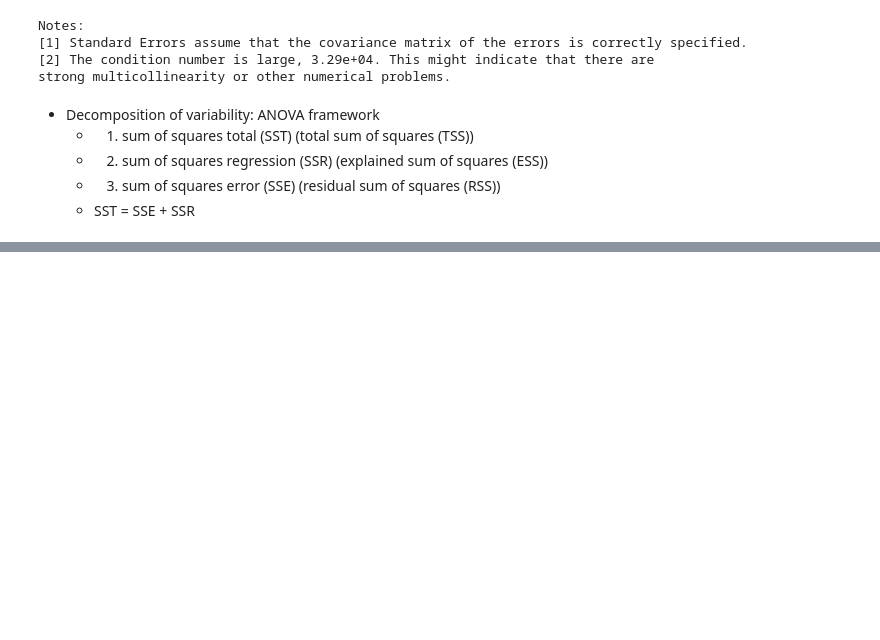
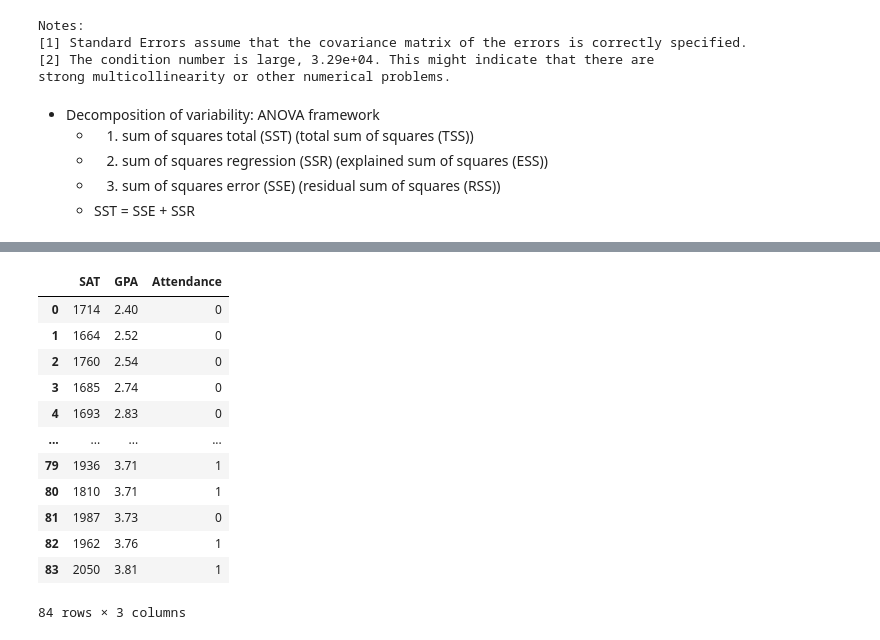
Before and after one commit to ShayanJul/DataScience, a Jupyter notebook: regression analysis with python.ipynb, the cells around one changed output, grey strips where cells are left out. Cells and saved outputs as stored; diff of their text form; code cells hidden in the pictures; blank space fills up the shorter version.

```diff
--- a/regression analysis with python.ipynb
+++ b/regression analysis with python.ipynb
@@ -92,0 +195,19 @@ strong multicollinearity or other numerical problems.
+# %%
+# creating dummy variables
+data = raw_data.copy()
+data['Attendance'] = data['Attendance'].map({'Yes': 1, 'No': 0})
+data
+# %% [output]
+|  | SAT | GPA | Attendance |
+| 0 | 1714 | 2.40 | 0 |
+| 1 | 1664 | 2.52 | 0 |
+| 2 | 1760 | 2.54 | 0 |
+| 3 | 1685 | 2.74 | 0 |
+| 4 | 1693 | 2.83 | 0 |
+| ... | ... | ... | ... |
+| 79 | 1936 | 3.71 | 1 |
+| 80 | 1810 | 3.71 | 1 |
+| 81 | 1987 | 3.73 | 0 |
+| 82 | 1962 | 3.76 | 1 |
+| 83 | 2050 | 3.81 | 1 |
+84 rows × 3 columns
```
Also changed, not shown: parts of 9 cells of this notebook, 2 other files.
